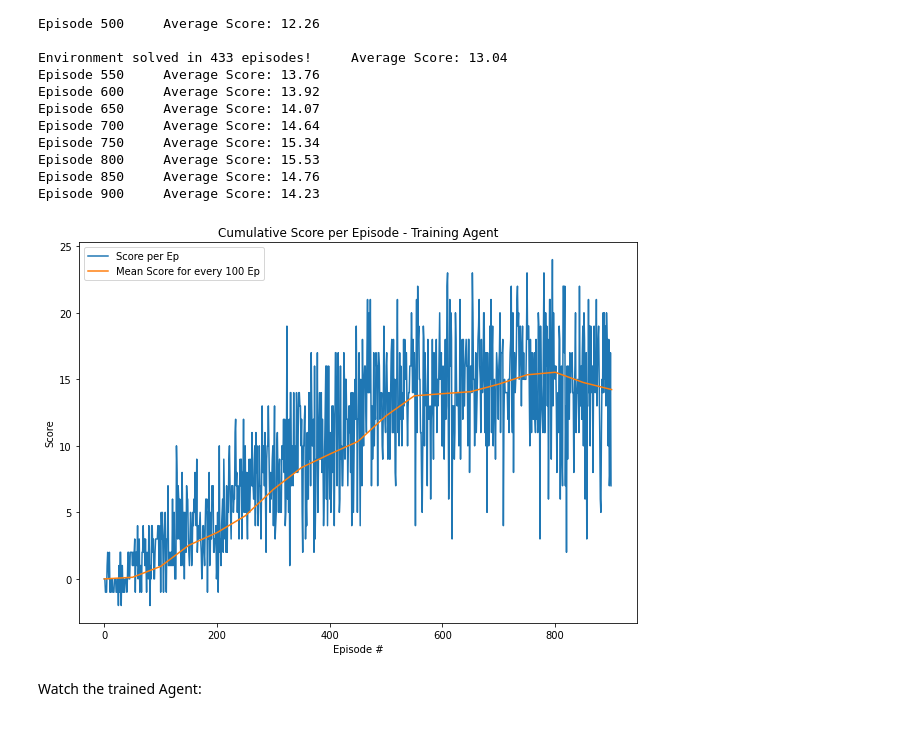
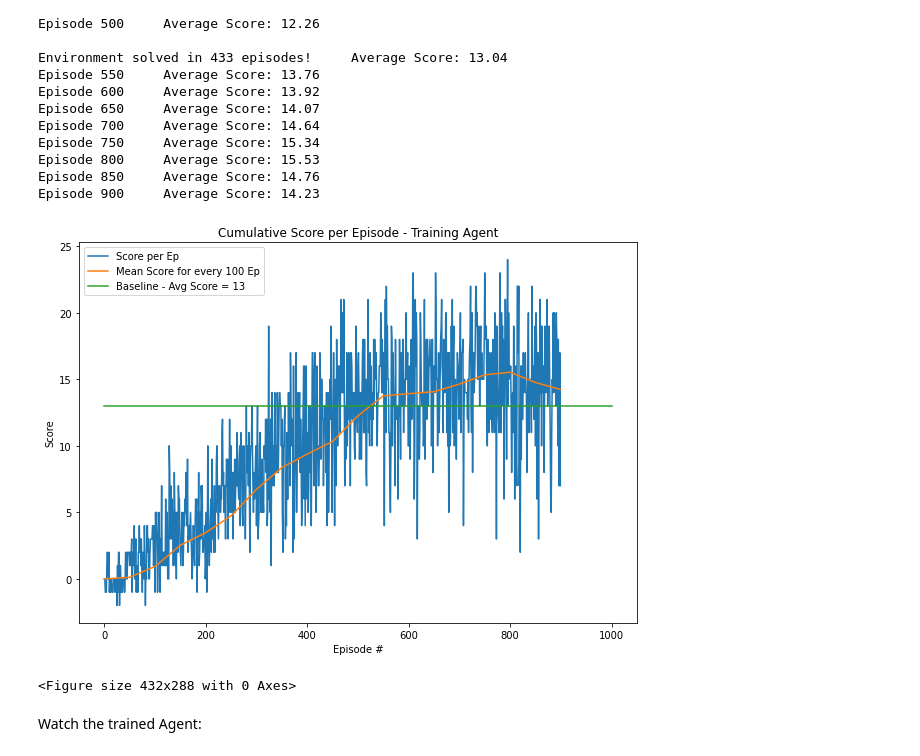
Before and after one commit to TmoreiraBR/UnityMLAgents1stProject, a Jupyter notebook: Navigation.ipynb, the cells around one changed output. Cells and saved outputs as stored; diff of their text form; code cells hidden in the pictures.

```diff
--- a/Navigation.ipynb
+++ b/Navigation.ipynb
@@ -436,17 +436,23 @@ Episode 850     Average Score: 14.76
 Episode 900     Average Score: 14.23
 # %%
 # plot the scores
+baselineEP = [0, 1000]
+baselineREF = [13, 13]
 fig = plt.figure(figsize = [10,7])
 ax = fig.add_subplot(111)
 plt.plot(np.arange(len(scores)), scores,label = 'Score per Ep')
 plt.plot(ep_mean_scores, mean_scores,label = 'Mean Score for every 100 Ep')
+plt.plot(baselineEP, baselineREF,label = 'Baseline - Avg Score = 13')
 plt.ylabel('Score')
 plt.xlabel('Episode #')
 plt.title('Cumulative Score per Episode - Training Agent')
 plt.legend()
 plt.show()
+
+plt.savefig('TrainedResults.pdf')
 # %% [output]
-[figure, old version]
+[figure, new version]
+<Figure size 432x288 with 0 Axes>
 # %% [markdown]
 Watch the trained Agent:
 # %%
```
Also changed, not shown: 3 other files.
